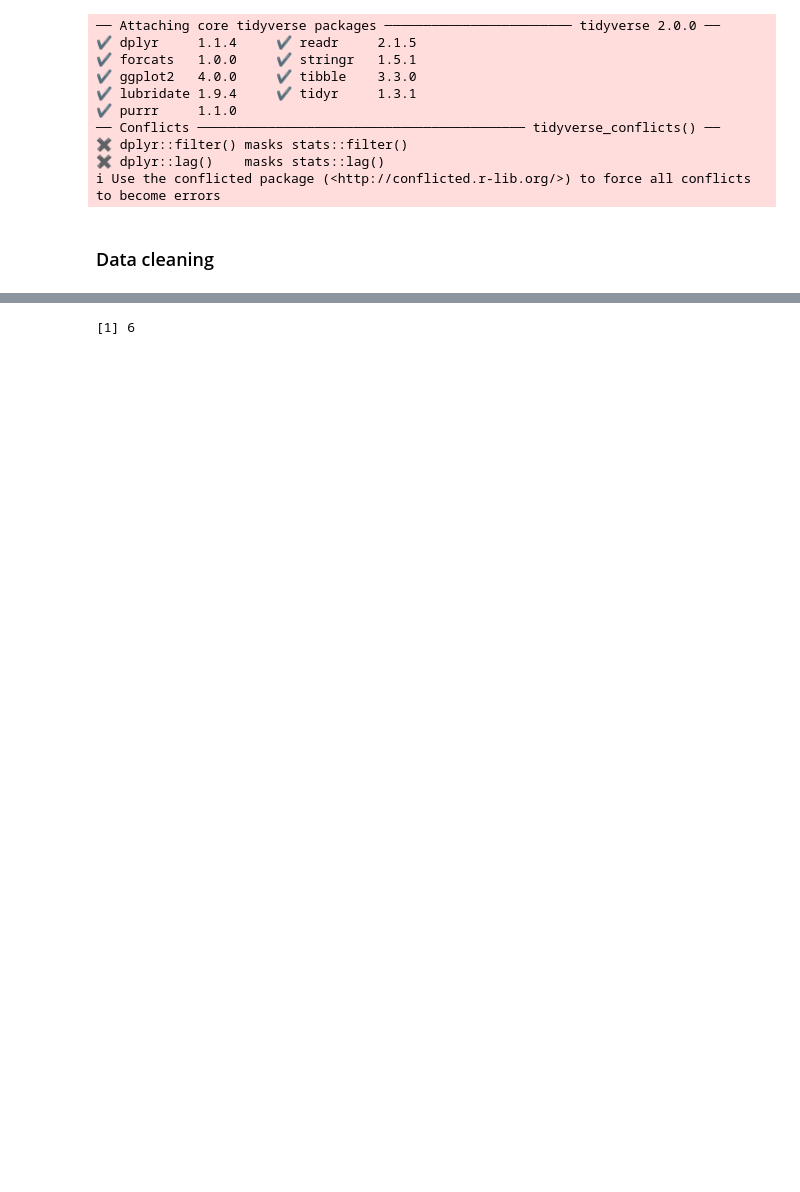
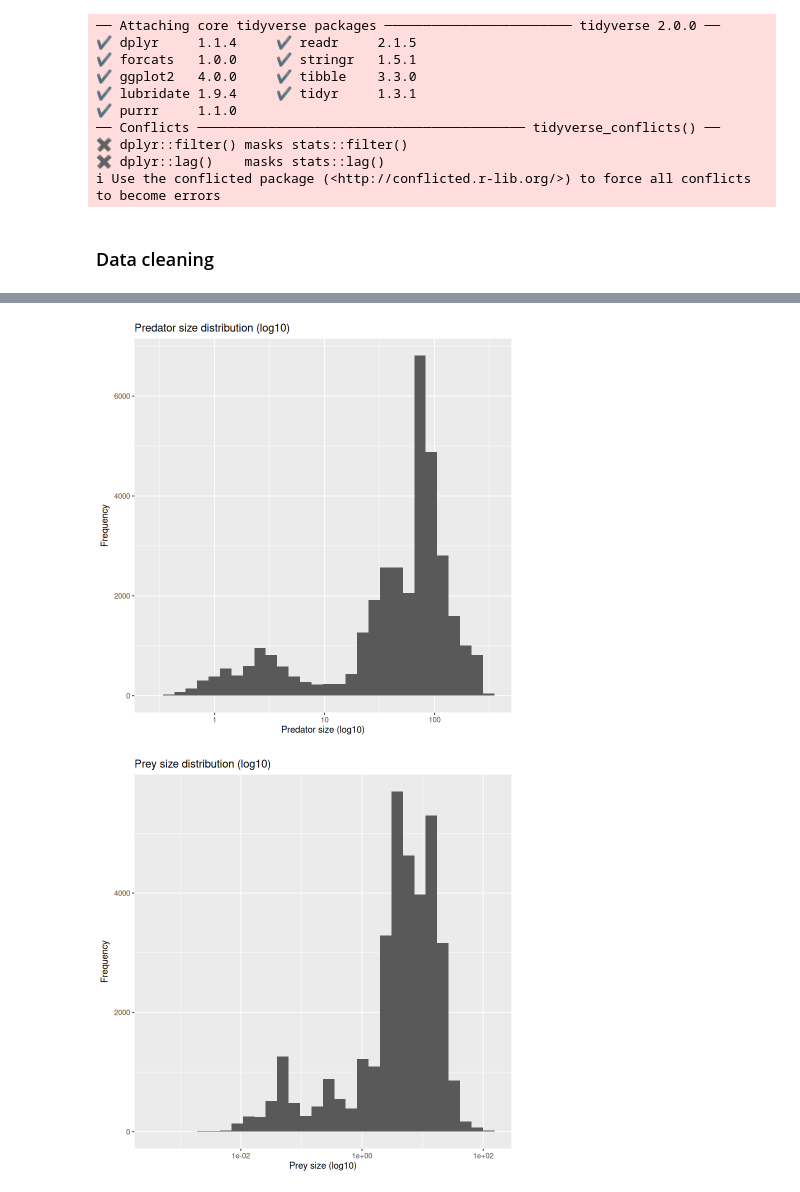
Before and after one commit to zfourati/Predator-and-prey-body-sizes-in-marine-food-webs, a Jupyter notebook: script.ipynb, the cells around one changed output, grey strips where cells are left out. Cells and saved outputs as stored; diff of their text form; code cells hidden in the pictures; blank space fills up the shorter version.

Commit message:
histogram

```diff
--- a/script.ipynb
+++ b/script.ipynb
@@ -46,7 +49,28 @@ A data.frame: 6 × 22
 | 4 | "4 | 4 | Rhizoprionodon terraenovae | ectotherm vertebrate | adult | predacious/piscivorous | ... |
 | 5 | "5 | 5 | Rhizoprionodon terraenovae | ectotherm vertebrate | adult | predacious/piscivorous | ... |
 | 6 | "6 | 6 | Rhizoprionodon terraenovae | ectotherm vertebrate | adult | predacious/piscivorous | ... |
-# %%
-6
-# %% [output]
-[1] 6
+# %%
+ggplot(data_clean, aes(x = Standardised.predator.length)) +
+  geom_histogram(bins = 30) +
+  scale_x_log10() +
+  labs(title = "Predator size distribution (log10)",
+       x = "Predator size (log10)", y = "Frequency")
+
+ggplot(data_clean, aes(x = SI.prey.length)) +
+  geom_histogram(bins = 30) +
+  scale_x_log10() +
+  labs(title = "Prey size distribution (log10)",
+       x = "Prey size (log10)", y = "Frequency")
+
+ggplot(data_clean, aes(y = Standardised.predator.length)) +
+  geom_boxplot() +
+  scale_y_log10() +
+  labs(title = "Boxplot of predator size", y = "Length (log10)")
+
+ggplot(data_clean, aes(y = SI.prey.length)) +
+  geom_boxplot() +
+  scale_y_log10() +
+  labs(title = "Boxplot of prey size", y = "Length (log10)")
+# %% [output]
+[figure, added]
+[figure, added]
```
Also changed, not shown: parts of 2 cells of this notebook.
